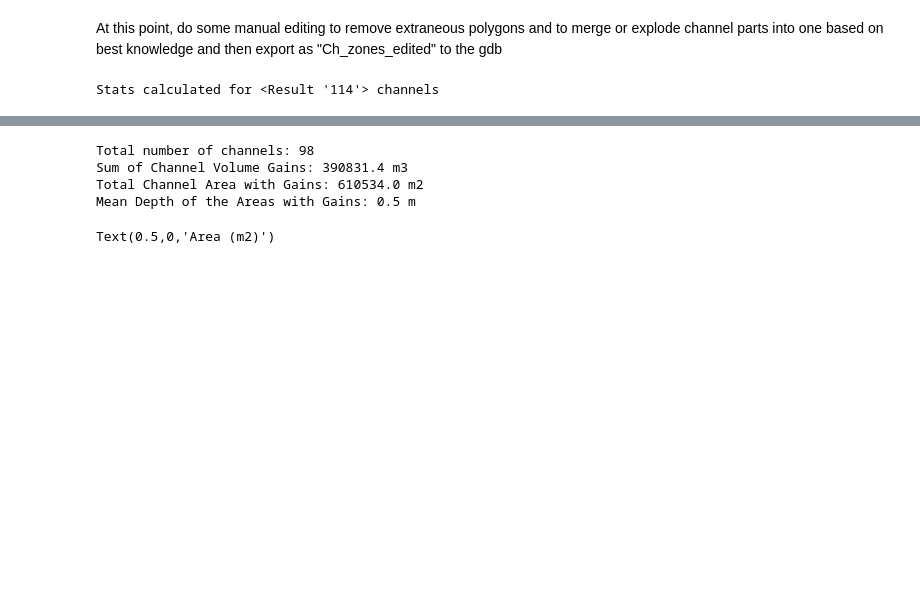
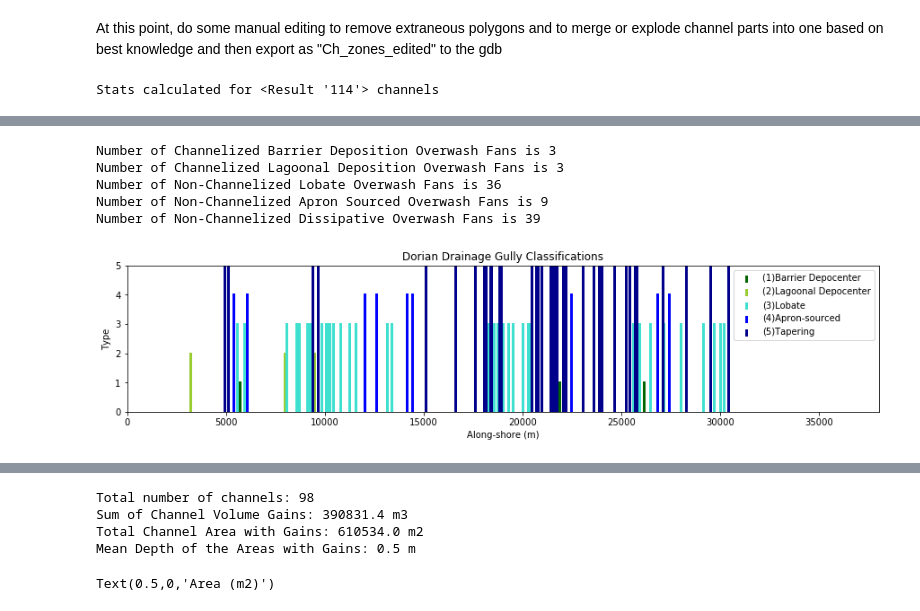
Before and after one commit to jover-usgs/FloSup_Working, a Jupyter notebook: NCB_Channel_Statistics.ipynb, the cells around one changed output, grey strips where cells are left out. Cells and saved outputs as stored; diff of their text form; code cells hidden in the pictures; blank space fills up the shorter version.

```diff
--- a/NCB_Channel_Statistics.ipynb
+++ b/NCB_Channel_Statistics.ipynb
@@ -178,11 +216,16 @@ print("Read: ",len(df_DR.index),' lines.')
 # %%
-#Variable Creation
+#Variable Creation from North Core Banks 2019-09-12 and 2019-11-26 Flights
 x_pD = np.array(df_pD['CENTROID_X'])
 y_pD = np.array(df_pD['CENTROID_Y'])
 area_pD = np.array(df_pD['Shape_Area'])
 depth_pD = np.array(df_pD['MEAN'])
 vol_pD = np.array(df_pD['VOLUME'])
 xisl_pD, yisl_pD = UTM2Island(x_pD,y_pD)
+Ch_class = np.array(df_pD['Class'])
+Ch_type = np.array(df_pD['Type'])
+Ch_throat = np.array(df_pD['Throat'])
+Ch_width = np.array(df_pD['Width'])
+Ch_length = np.array(df_pD['Length'])
 
 x_DR = np.array(df_DR['CENTROID_X'])
 y_DR = np.array(df_DR['CENTROID_Y'])
@@ -221,0 +303,58 @@ plt.clim(0,100000)
+# %%
+#Stem Plot for Channel Types based off of Huddock et al 2014 classfication
+fig = plt.figure(figsize=(15,3))
+
+Bdepo = [i for i, value in enumerate(Ch_type) if value == 1]
+Ldepo = [i for i, value in enumerate(Ch_type) if value == 2]
+lobate = [i for i, value in enumerate(Ch_type) if value == 3]
+apron = [i for i, value in enumerate(Ch_type) if value == 4]
+diss = [i for i, value in enumerate(Ch_type) if value == 5]
+
+markers, stemlines, baseline = plt.stem(xisl_pD[Bdepo], Ch_type[Bdepo])
+markers2, stemlines2, baseline2 = plt.stem(xisl_pD[Ldepo], Ch_type[Ldepo])
+markers3, stemlines3, baseline3 = plt.stem(xisl_pD[lobate], Ch_type[lobate])
+markers4, stemlines4, baseline4 = plt.stem(xisl_pD[apron], Ch_type[apron])
+markers5, stemlines5, baseline5 = plt.stem(xisl_pD[diss], Ch_type[diss])
+
+plt.setp(stemlines, linewidth =3, color = "darkgreen")
+plt.setp(baseline, visible = False)
+plt.setp(markers, markersize = 0 )
+
+plt.setp(stemlines2, linewidth =3, color = "yellowgreen")
+plt.setp(baseline2, visible = False)
+plt.setp(markers2, markersize = 0 )
+
+plt.setp(stemlines3, linewidth =3, color = "turquoise")
+plt.setp(baseline3, visible = False)
+plt.setp(markers3, markersize = 0 )
+
+plt.setp(stemlines4, linewidth =3, color = "blue")
+plt.setp(baseline4, visible = False)
+plt.setp(markers4, markersize = 0 )
+
+plt.setp(stemlines5, linewidth =3, color = "darkblue")
+plt.setp(baseline5, visible = False)
+plt.setp(markers5, markersize = 0 )
+
+
+
+
+plt.xlabel('Along-shore (m)')
+plt.ylabel('Type')
+plt.xlim([0,38000])
+plt.ylim([0,5])
+plt.title( 'Dorian Drainage Gully Classifications')
+plt.legend(['(1)Barrier Depocenter', '(2)Lagoonal Depocenter', '(3)Lobate', '(4)Apron-sourced','(5)Tapering'])
+
+print 'Number of Channelized Barrier Deposition Overwash Fans is ' + str(len(Bdepo))
+print 'Number of Channelized Lagoonal Deposition Overwash Fans is ' + str(len(Ldepo))
+print 'Number of Non-Channelized Lobate Overwash Fans is ' + str(len(lobate))
+print 'Number of Non-Channelized Apron Sourced Overwash Fans is ' + str(len(apron))
+print 'Number of Non-Channelized Dissipative Overwash Fans is ' + str(len(diss))
+# %% [output]
+Number of Channelized Barrier Deposition Overwash Fans is 3
+Number of Channelized Lagoonal Deposition Overwash Fans is 3
+Number of Non-Channelized Lobate Overwash Fans is 36
+Number of Non-Channelized Apron Sourced Overwash Fans is 9
+Number of Non-Channelized Dissipative Overwash Fans is 39
+[figure, added]
```
Also changed, not shown: parts of 15 cells of this notebook.
